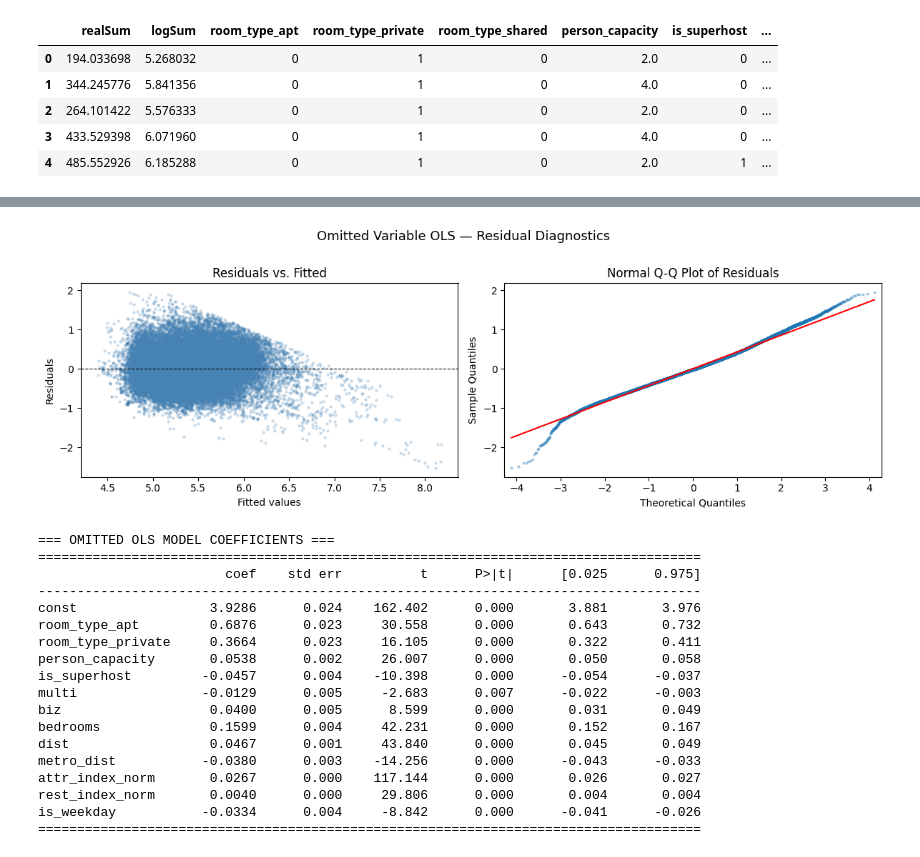
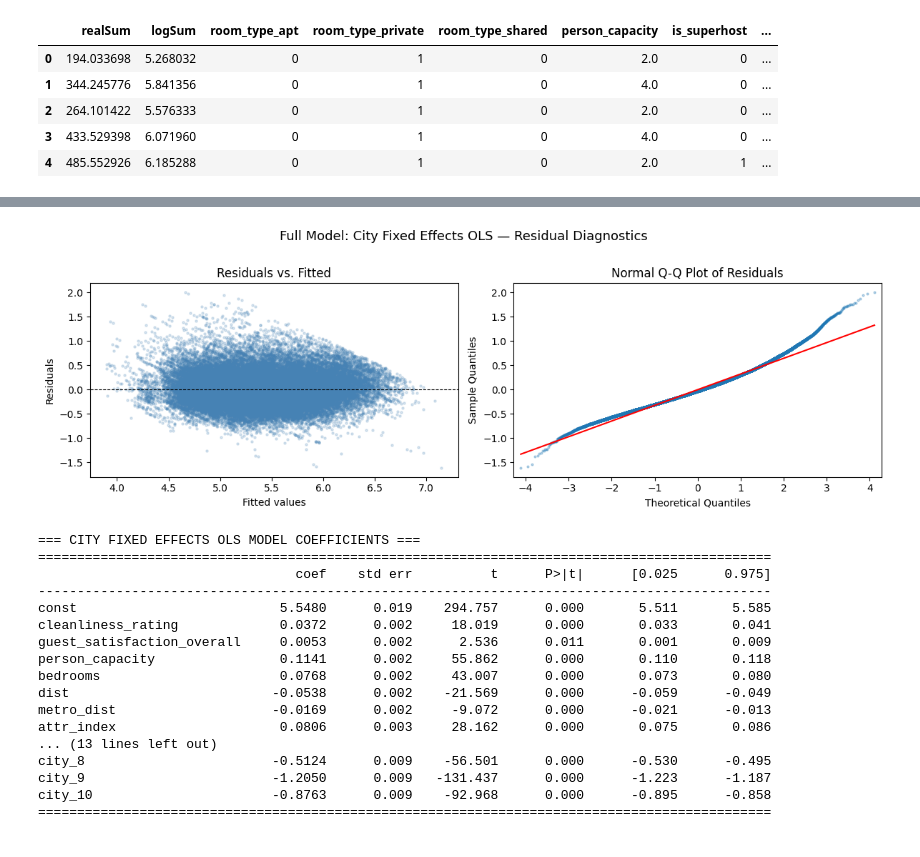
Before and after one commit to ShenghaoXue/MATH-189-Project-SP26, a Jupyter notebook: phase_3.ipynb, the cells around one changed output, grey strips where cells are left out. Saved outputs shown, nothing was run; the diff lists cells and outputs as text; code cells hidden in the pictures.

Commit message:
Deprecated unnecessary models; moved PCA to phase_5.

```diff
--- a/phase_3.ipynb
+++ b/phase_3.ipynb
@@ -165,70 +189,58 @@ metro_dist                 -0.107059
 # %%
-# --- Omitted Variable OLS ---
+# --- Full Model: City Fixed Effects OLS ---
 
-# drop cleanliness_rating and guest_satisfaction_overall as they are uncorrelated to logSum but highly correlated with each other
-# All other specifications unchanged from the naive baseline.
+# City 1 (Amsterdam) dropped as reference category.
+# All other specifications identical to Naive OLS.
 
-feature_cols_omitted = [
-    "room_type_apt", "room_type_private",
-    "person_capacity", "is_superhost", "multi", "biz",
-    "bedrooms", "dist", "metro_dist",
-    "attr_index_norm", "rest_index_norm",
-    "is_weekday",
-]
-
-X_om = df[feature_cols_omitted].copy()
-y = df["logSum"]
-
-X_om_const = sm.add_constant(X_om)
-model_omitted = sm.OLS(y, X_om_const).fit()
+X_full_const = sm.add_constant(X_processed)
+model_full = sm.OLS(y, X_full_const).fit()
 
 # --- VIF ---
-vif_om = pd.DataFrame({
-    "Feature": feature_cols_omitted,
-    "VIF": [variance_inflation_factor(X_om.values, i) for i in range(X_om.shape[1])],
+vif_full = pd.DataFrame({
+    "Feature": all_feature_cols,
+    "VIF": [variance_inflation_factor(X_full_const.values, i) for i in range(1, X_full_const.shape[1])],
 }).sort_values("VIF", ascending=False).reset_index(drop=True)
 
 # --- Residual diagnostics ---
-fitted_om = model_omitted.fittedvalues
-residuals_om = model_omitted.resid
+fitted_full = model_full.fittedvalues
+residuals_full = model_full.resid
 
 fig, axes = plt.subplots(1, 2, figsize=(12, 4))
 
-axes[0].scatter(fitted_om, residuals_om, alpha=0.2, s=5, color="steelblue")
+axes[0].scatter(fitted_full, residuals_full, alpha=0.2, s=5, color="steelblue")
 axes[0].axhline(0, color="black", linewidth=0.8, linestyle="--")
 axes[0].set_xlabel("Fitted values")
 axes[0].set_ylabel("Residuals")
 axes[0].set_title("Residuals vs. Fitted")
 
-sm.qqplot(residuals_om, line="s", ax=axes[1], alpha=0.3, markersize=2)
+sm.qqplot(residuals_full, line="s", ax=axes[1], alpha=0.3, markersize=2)
 axes[1].set_title("Normal Q-Q Plot of Residuals")
 
-plt.suptitle("Omitted Variable OLS — Residual Diagnostics", fontsize=13, y=1.01)
+plt.suptitle("Full Model: City Fixed Effects OLS — Residual Diagnostics", fontsize=13, y=1.01)
 plt.tight_layout()
-plt.savefig("omitted_ols_diagnostics.png", dpi=300, bbox_inches="tight")
+plt.savefig("full_model_city_fe_ols_diagnostics.png", dpi=300, bbox_inches="tight")
 plt.show()
 # %% [output]
-[figure, old version]
+[figure, new version]
 # %%
-print("=== OMITTED OLS MODEL COEFFICIENTS ===")
-print(model_omitted.summary().tables[1])
+print("=== CITY FIXED EFFECTS OLS MODEL COEFFICIENTS ===")
+print(model_full.summary().tables[1])
 # %% [output]
-=== OMITTED OLS MODEL COEFFICIENTS ===
-=====================================================================================
-                        coef    std err          t      P>|t|      [0.025      0.975]
--------------------------------------------------------------------------------------
-const                 3.9286      0.024    162.402      0.000       3.881       3.976
-room_type_apt         0.6876      0.023     30.558      0.000       0.643       0.732
-room_type_private     0.3664      0.023     16.105      0.000       0.322       0.411
-person_capacity       0.0538      0.002     26.007      0.000       0.050       0.058
-is_superhost         -0.0457      0.004    -10.398      0.000      -0.054      -0.037
-multi                -0.0129      0.005     -2.683      0.007      -0.022      -0.003
-biz                   0.0400      0.005      8.599      0.000       0.031       0.049
-bedrooms              0.1599      0.004     42.231      0.000       0.152       0.167
-dist                  0.0467      0.001     43.840      0.000       0.045       0.049
-metro_dist           -0.0380      0.003    -14.256      0.000      -0.043      -0.033
-attr_index_norm       0.0267      0.000    117.144      0.000       0.026       0.027
-rest_index_norm       0.0040      0.000     29.806      0.000       0.004       0.004
-is_weekday           -0.0334      0.004     -8.842      0.000      -0.041      -0.026
-=====================================================================================
+=== CITY FIXED EFFECTS OLS MODEL COEFFICIENTS ===
+==============================================================================================
+                                 coef    std err          t      P>|t|      [0.025      0.975]
+----------------------------------------------------------------------------------------------
+const                          5.5480      0.019    294.757      0.000       5.511       5.585
+cleanliness_rating             0.0372      0.002     18.019      0.000       0.033       0.041
+guest_satisfaction_overall     0.0053      0.002      2.536      0.011       0.001       0.009
+person_capacity                0.1141      0.002     55.862      0.000       0.110       0.118
+bedrooms                       0.0768      0.002     43.007      0.000       0.073       0.080
+dist                          -0.0538      0.002    -21.569      0.000      -0.059      -0.049
+metro_dist                    -0.0169      0.002     -9.072      0.000      -0.021      -0.013
+attr_index                     0.0806      0.003     28.162      0.000       0.075       0.086
+... (13 lines left out)
+city_8                        -0.5124      0.009    -56.501      0.000      -0.530      -0.495
+city_9                        -1.2050      0.009   -131.437      0.000      -1.223      -1.187
+city_10                       -0.8763      0.009    -92.968      0.000      -0.895      -0.858
+==============================================================================================
 # %%
```
Also changed, not shown: parts of 22 cells of this notebook.
